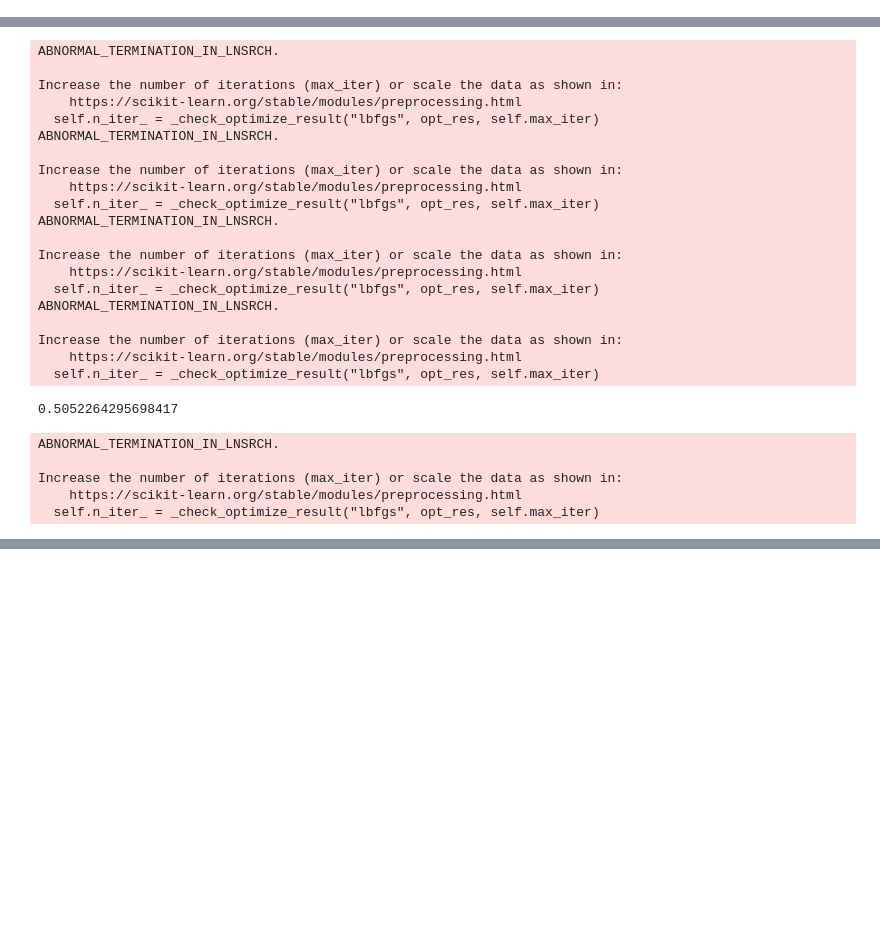
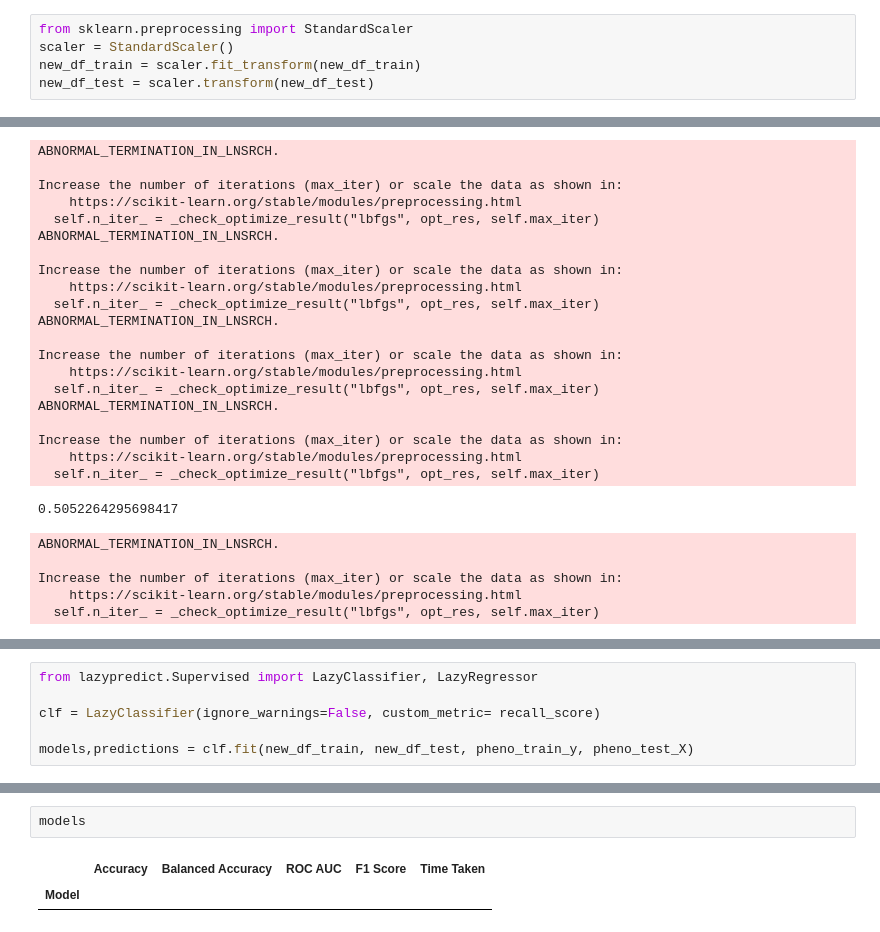
Before and after one commit to Malavita02/TrabalhoSIB, a Jupyter notebook: fusion.ipynb, the cells around one changed output, grey strips where cells are left out. Cells and saved outputs as stored; diff of their text form; blank space fills up the shorter version.

```diff
--- a/fusion.ipynb
+++ b/fusion.ipynb
@@ -109,3 +111,8 @@ Resampled dataset shape Counter({0.0: 3448, 1.0: 3448})
+# %%
+from sklearn.preprocessing import StandardScaler
+scaler = StandardScaler()
+new_df_train = scaler.fit_transform(new_df_train)
+new_df_test = scaler.transform(new_df_test)
 # %% [markdown]
 ### Unsupervised learning
 #### PCA
@@ -265,0 +275,6 @@ Increase the number of iterations (max_iter) or scale the data as shown in:
+# %%
+from lazypredict.Supervised import LazyClassifier, LazyRegressor
+
+clf = LazyClassifier(ignore_warnings=False, custom_metric= recall_score)
+
+models,predictions = clf.fit(new_df_train, new_df_test, pheno_train_y, pheno_test_X)
@@ -265,0 +311,5 @@ Increase the number of iterations (max_iter) or scale the data as shown in:
+# %%
+models
+# %% [output]
+|  | Accuracy | Balanced Accuracy | ROC AUC | F1 Score | Time Taken |
+| Model |  |  |  |  |  |
```
Also changed, not shown: parts of 8 cells of this notebook, 4 other files.
